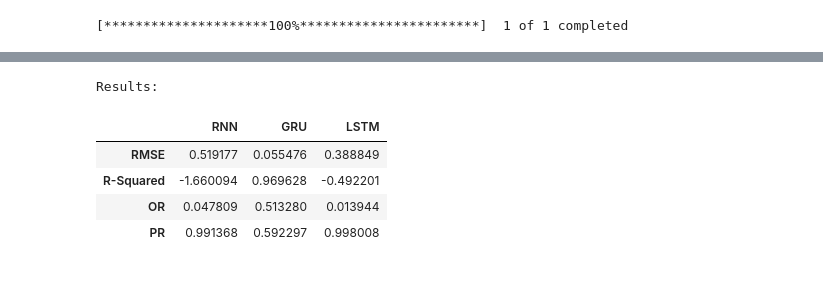
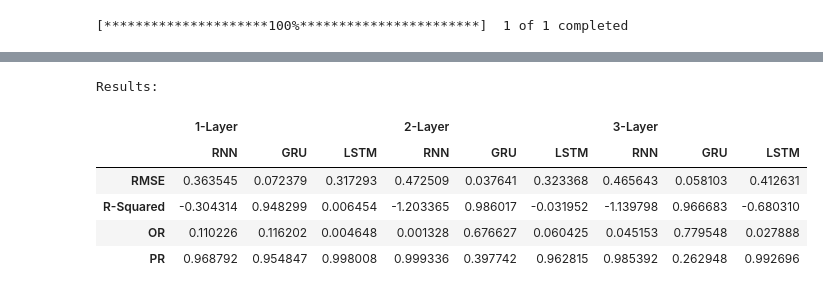
Before and after one commit to hpowers57/MLOpt_ResearchProject, a Jupyter notebook: experiments.ipynb, the cells around one changed output, grey strips where cells are left out. Drawn from its saved outputs; the diff is of its cells as text; code cells hidden in the pictures.

```diff
--- a/experiments.ipynb
+++ b/experiments.ipynb
@@ -125,0 +267,19 @@ Epoch: 80/80.......... Loss: 0.0033
+# %%
+# train LSTM with 2 hidden layers
+epochs = 100
+lr = 0.01
+lstm2 = LSTM(input_size, hidden_size=32, output_size=output_size, num_layers=2)
+criterion = torch.nn.MSELoss()
+optimizer = torch.optim.Adam(lstm2.parameters(), lr=lr)
+
+hist_lstm2 = list()
+for e in range(epochs):
+    optimizer.zero_grad()
+    output_lstm2 = lstm2(train_x)
+    loss = criterion(output_lstm2, train_y)
+    loss.backward()
+    optimizer.step()
+    hist_lstm2.append(loss.item())
+    if (e + 1) % 10 == 0:
+        print("Epoch: {}/{}..........".format(e+1, epochs), end=" ")
+        print("Loss: {:.4f}".format(loss.item()))
@@ -125,0 +297,19 @@ Epoch: 80/80.......... Loss: 0.0033
+# %%
+# train LSTM with 3 hidden layers
+epochs = 100
+lr = 0.01
+lstm3 = LSTM(input_size, hidden_size=32, output_size=output_size, num_layers=3)
+criterion = torch.nn.MSELoss()
+optimizer = torch.optim.Adam(lstm3.parameters(), lr=lr)
+
+hist_lstm3 = list()
+for e in range(epochs):
+    optimizer.zero_grad()
+    output_lstm3 = lstm3(train_x)
+    loss = criterion(output_lstm3, train_y)
+    loss.backward()
+    optimizer.step()
+    hist_lstm3.append(loss.item())
+    if (e + 1) % 10 == 0:
+        print("Epoch: {}/{}..........".format(e+1, epochs), end=" ")
+        print("Loss: {:.4f}".format(loss.item()))
@@ -126,13 +327,17 @@ Epoch: 80/80.......... Loss: 0.0033
 # %%
 metrics = {"RMSE": mean_squared_error, "R-Squared": r2_score, "OR": optimism_ratio, "PR": pessimism_ratio}
-models = {"RNN": rnn, "GRU": gru, "LSTM": lstm}
+models = {"1-Layer RNN": rnn1, "1-Layer GRU": gru1, "1-Layer LSTM": lstm1,
+         "2-Layer RNN": rnn2, "2-Layer GRU": gru2, "2-Layer LSTM": lstm2,
+         "3-Layer RNN": rnn3, "3-Layer GRU": gru3, "3-Layer LSTM": lstm3}
 tab = tabulate(test_x, test_y, models, metrics)
+tab.columns = tab.columns.str.split(" ", expand=True)
 print("Results:")
 tab
 # %% [output]
 Results:
-|  | RNN | GRU | LSTM |
-| RMSE | 0.519177 | 0.055476 | 0.388849 |
-| R-Squared | -1.660094 | 0.969628 | -0.492201 |
-| OR | 0.047809 | 0.513280 | 0.013944 |
-| PR | 0.991368 | 0.592297 | 0.998008 |
+|  | 1-Layer |  |  | 2-Layer |  |  | 3-Layer |  |  |
+|  | RNN | GRU | LSTM | RNN | GRU | LSTM | RNN | GRU | LSTM |
+| RMSE | 0.363545 | 0.072379 | 0.317293 | 0.472509 | 0.037641 | 0.323368 | 0.465643 | 0.058103 | 0.412631 |
+| R-Squared | -0.304314 | 0.948299 | 0.006454 | -1.203365 | 0.986017 | -0.031952 | -1.139798 | 0.966683 | -0.680310 |
+| OR | 0.110226 | 0.116202 | 0.004648 | 0.001328 | 0.676627 | 0.060425 | 0.045153 | 0.779548 | 0.027888 |
+| PR | 0.968792 | 0.954847 | 0.998008 | 0.999336 | 0.397742 | 0.962815 | 0.985392 | 0.262948 | 0.992696 |
```
Also changed, not shown: parts of 21 cells of this notebook.
